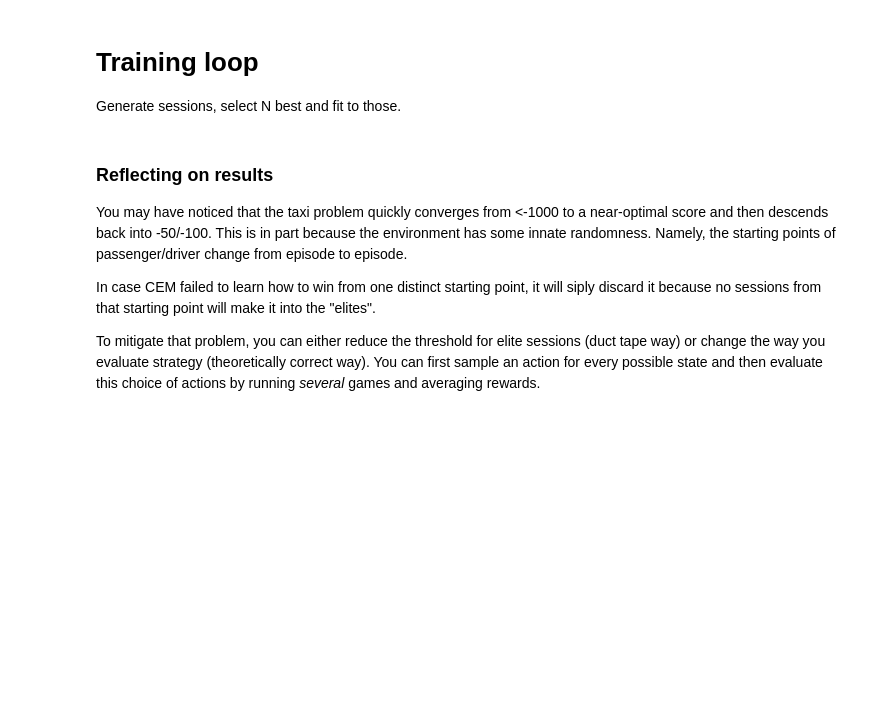
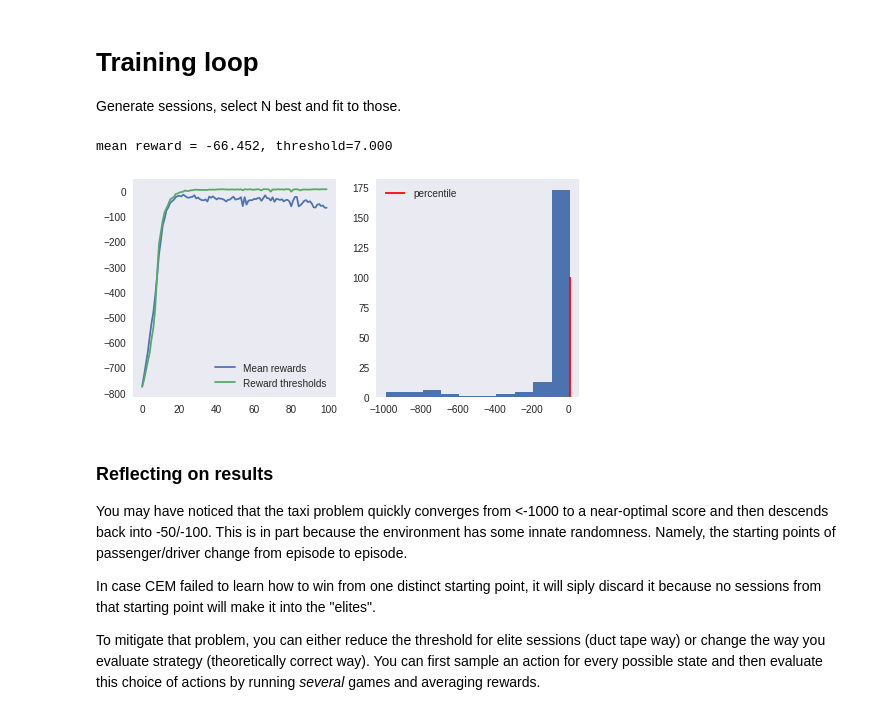
Before and after one commit to danielcregg/Practical_RL, a Jupyter notebook: week1_intro/crossentropy_method.ipynb, the cells around one changed output. Saved outputs shown, nothing was run; the diff lists cells and outputs as text; code cells hidden in the pictures; blank space fills up the shorter version.

```diff
--- a/week1_intro/crossentropy_method.ipynb
+++ b/week1_intro/crossentropy_method.ipynb
@@ -70,7 +81,8 @@ def generate_session(policy,t_max=10**4):
 
     for t in range(t_max):
 
-        a = <sample action from policy (hint: use np.random.choice)>
+        #a = <sample action from policy (hint: use np.random.choice)>
+        a = np.random.choice(np.arange(n_actions),p=policy[s])
 
         new_s, r, done, info = env.step(a)
 
@@ -117,10 +132,27 @@ def select_elites(states_batch,actions_batch,rewards_batch,percentile=50):
     If you're confused, see examples below. Please don't assume that states are integers (they'll get different later).
     """
 
-    reward_threshold = <Compute minimum reward for elite sessions. Hint: use np.percentile>
+    #reward_threshold = <Compute minimum reward for elite sessions. Hint: use np.percentile>
+    reward_threshold = np.percentile(rewards_batch,percentile)
 
-    elite_states  = <your code here>
-    elite_actions = <your code here>
+    #elite_states  = <your code here>
+    #elite_actions = <your code here>
+    x = rewards_batch >= reward_threshold
+    x = x.tolist()
+    elite_states_ = []
+    elite_actions_ = []
+    elite_states = []
+    elite_actions = []
+    for j in range(len(x)):
+        if(x[j]==True):
+            elite_states_.append(states_batch[j])
+            elite_actions_.append(actions_batch[j])
+    for sublist in elite_states_:
+        for item in sublist:
+            elite_states.append(item)
+    for sublist in elite_actions_:
+        for item in sublist:
+            elite_actions.append(item)
 
     return elite_states,elite_actions
 # %%
@@ -177,9 +211,15 @@ def update_policy(elite_states,elite_actions):
 
     new_policy = np.zeros([n_states,n_actions])
 
-    <Your code here: update probabilities for actions given elite states & actions>
+    #<Your code here: update probabilities for actions given elite states & actions>
     #Don't forget to set 1/n_actions for all actions in unvisited states.
-
+    for (s,a) in zip(elite_states,elite_actions):
+        new_policy[s,a] +=1
+    for s in range(n_states):
+        if s in elite_states:
+            new_policy[s]/=np.sum(new_policy[s])
+        if s not in elite_states:
+            new_policy[s] = np.ones(n_actions)/n_actions
 
     return new_policy
 # %%
@@ -236,24 +278,30 @@ policy = np.ones([n_states, n_actions]) / n_actions
 # %%
 n_sessions = 250  #sample this many sessions
 percentile = 50  #take this percent of session with highest rewards
 learning_rate = 0.5  #add this thing to all counts for stability
 
 log = []
 
 for i in range(100):
 
-    %time sessions = [<generate a list of n_sessions new sessions>]
+    #%time sessions = [<generate a list of n_sessions new sessions>]
+    %time sessions = [generate_session(policy) for _ in range(n_sessions)]
 
     batch_states,batch_actions,batch_rewards = zip(*sessions)
 
-    elite_states, elite_actions = <select elite states/actions>
+    #elite_states, elite_actions = <select elite states/actions>
+    elite_states, elite_actions = select_elites(batch_states,batch_actions,batch_rewards)
 
-    new_policy = <compute new policy>
+    #new_policy = <compute new policy>
+    new_policy = update_policy(elite_states=elite_states,elite_actions=elite_actions)
 
     policy = learning_rate * new_policy + (1-learning_rate) * policy
 
     #display results on chart
     show_progress(batch_rewards, log, percentile)
+# %% [output]
+mean reward = -66.452, threshold=7.000
+[figure, added]
 # %% [markdown]
 ### Reflecting on results
 
```
Also changed, not shown: parts of 4 cells of this notebook.
